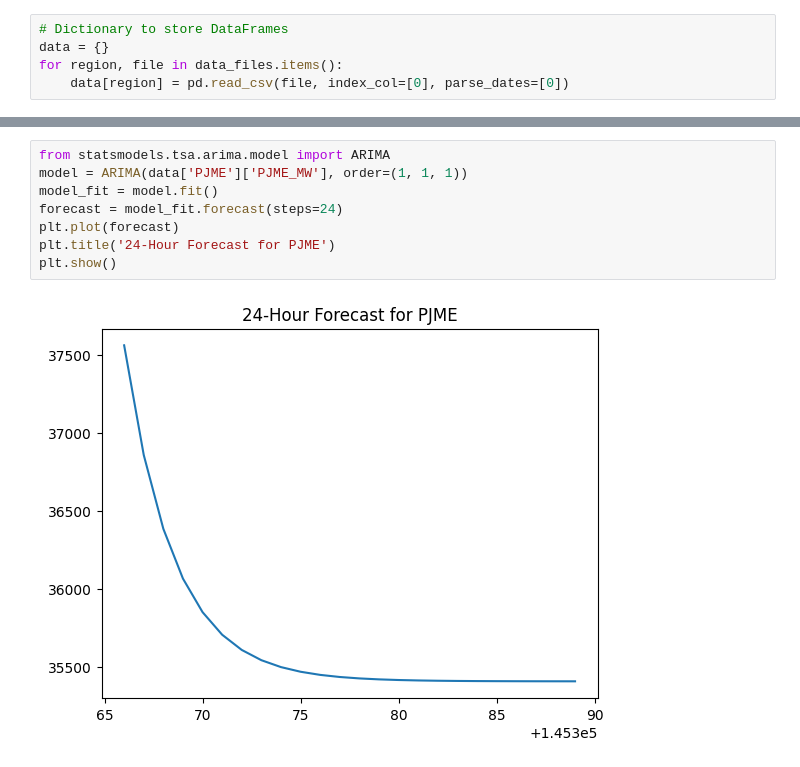
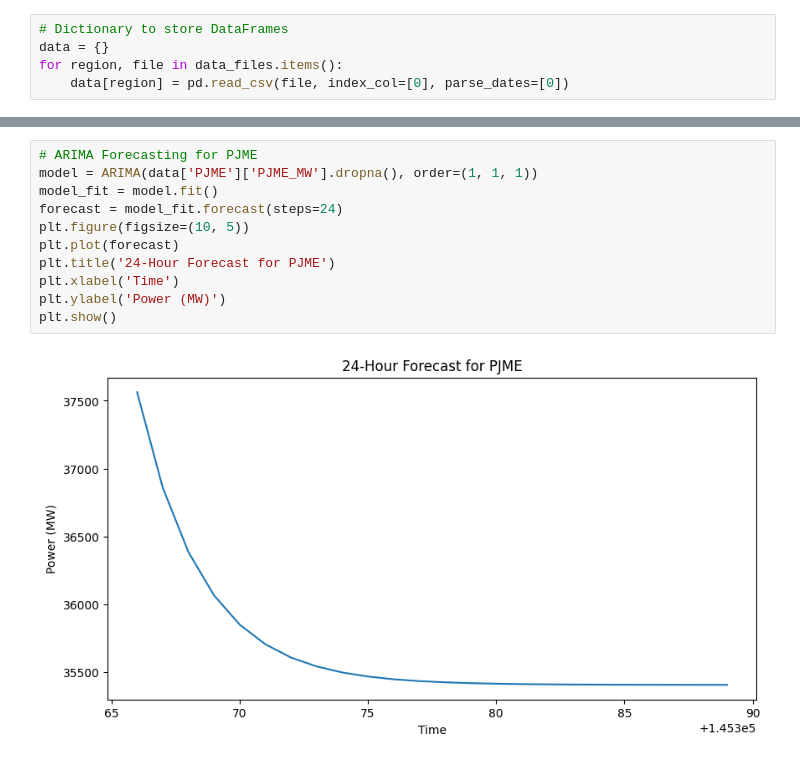
Before and after one commit to SajjadKhanYousafzai/Projects--Kaggle-, a Jupyter notebook: Time Serires Hourly Energy Consumption/Time_series.ipynb, the cells around one changed output, grey strips where cells are left out. Cells and saved outputs as stored; diff of their text form.

```diff
--- a/Time Serires Hourly Energy Consumption/Time_series.ipynb
+++ b/Time Serires Hourly Energy Consumption/Time_series.ipynb
@@ -167,10 +167,13 @@ for region, df in data.items():
 # %%
-from statsmodels.tsa.arima.model import ARIMA
-model = ARIMA(data['PJME']['PJME_MW'], order=(1, 1, 1))
+# ARIMA Forecasting for PJME
+model = ARIMA(data['PJME']['PJME_MW'].dropna(), order=(1, 1, 1))
 model_fit = model.fit()
 forecast = model_fit.forecast(steps=24)
+plt.figure(figsize=(10, 5))
 plt.plot(forecast)
 plt.title('24-Hour Forecast for PJME')
+plt.xlabel('Time')
+plt.ylabel('Power (MW)')
 plt.show()
 # %% [output]
-[figure, old version]
+[figure, new version]
```
Also changed, not shown: parts of 10 cells of this notebook.
